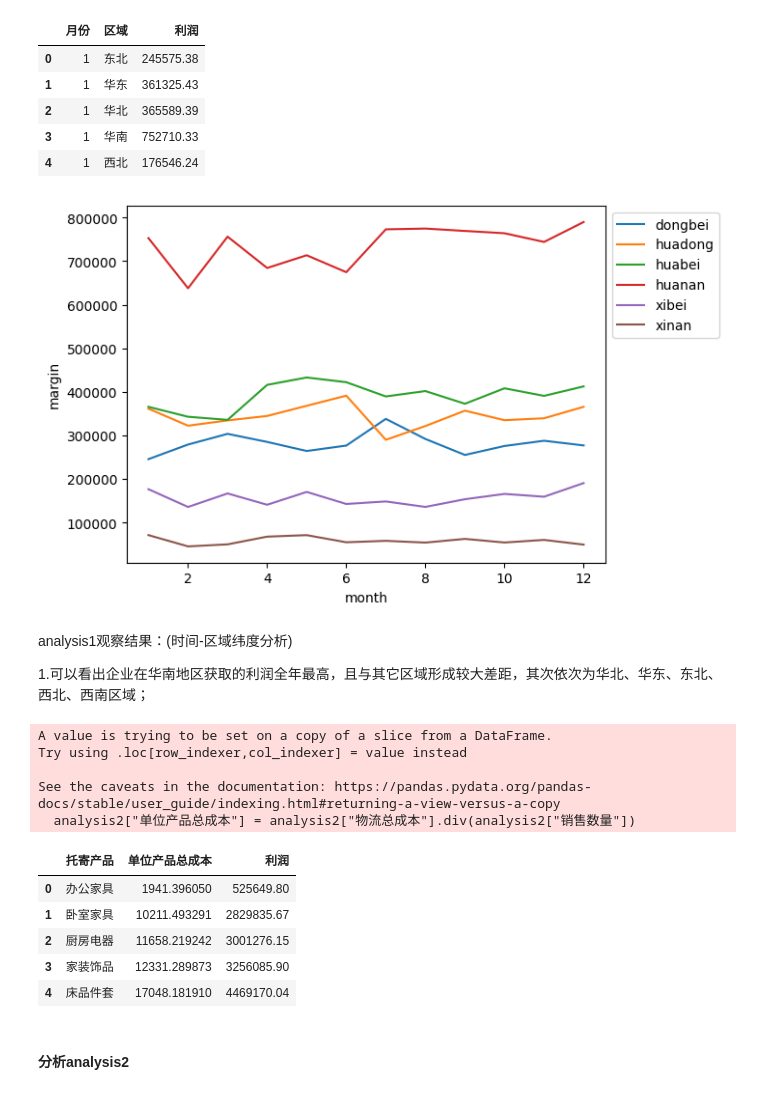
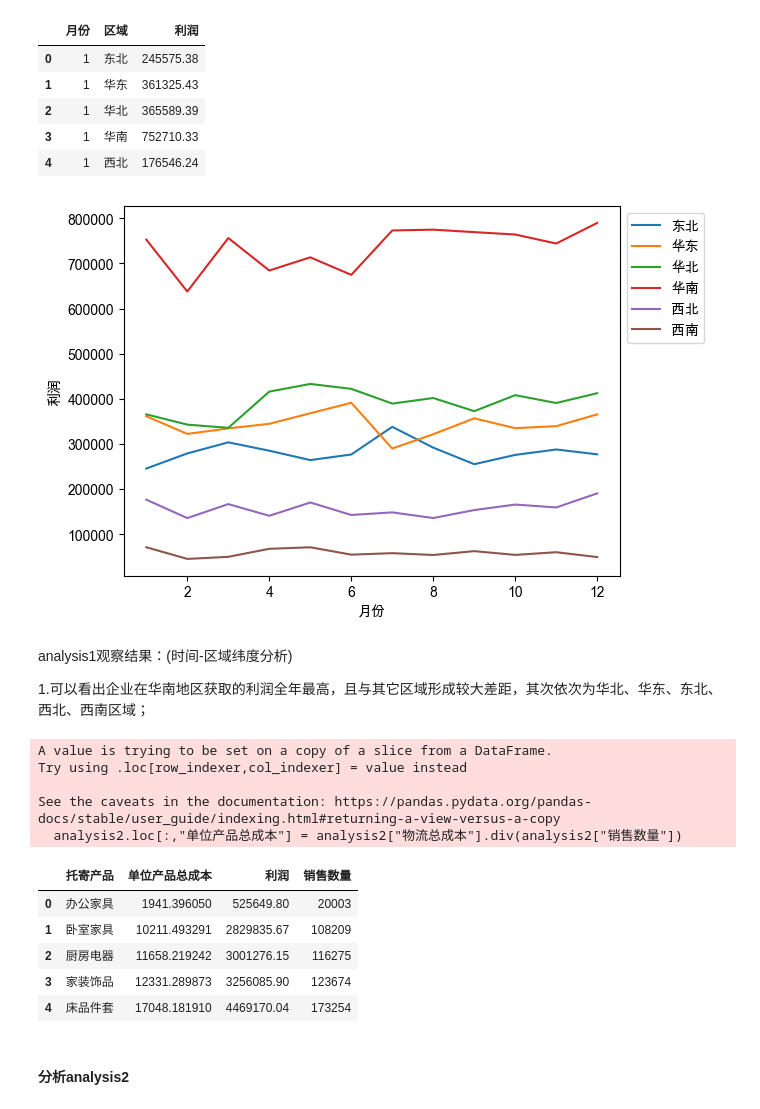
Before and after one commit to Hejiale-hub/---, a Jupyter notebook: Logistics_analyst.ipynb, the cells around one changed output. Cells and saved outputs as stored; diff of their text form; code cells hidden in the pictures.

```diff
--- a/Logistics_analyst.ipynb
+++ b/Logistics_analyst.ipynb
@@ -183,8 +184,9 @@ analysis3.分析男女不同性别是否在特定产品上具有明显的消费
 # %% [markdown]
 #### 分析analysis3
 # %%
+
 analysis1 = cleaned_data[["月份","托寄产品","销售数量","运费成本","仓储成本","其他运营成本","物流总成本","利润","利润率","区域","省份/直辖市"]]
-analysis1 = analysis1.groupby(["月份", "区域"])["利润"].sum()
+analysis1 = analysis1.groupby(["月份", "区域"], observed=False)["利润"].sum()
 analysis1 = analysis1.reset_index()
 analysis1.head()
 # %% [output]
@@ -194,25 +196,24 @@ analysis1.head()
 | 2 | 1 | 华北 | 365589.39 |
 | 3 | 1 | 华南 | 752710.33 |
 | 4 | 1 | 西北 | 176546.24 |
-# %%
-# 可视化图表中出现中文字体无法正确显示问题，可能是转化、编码等问题，采用英文字母替换
-analysis1["区域"] = analysis1["区域"].replace({'东北':"dongbei", '华东':"huadong", '华北':"huabei", '华南':"huanan", '西北':"xibei", '西南':"xinan"})
-analysis1.rename(columns={"月份":"month","利润":"margin"}, inplace=True)
 # %%
-sns.lineplot(data=analysis1, x="month", y="margin", hue="区域")
+plt.rcParams['font.sans-serif'] = ['Arial Unicode MS'] #将字体设置为mac系统预装字体，以解决可视化中文字体显示问题，win系统可以设置为SimHei
+plt.rcParams['axes.unicode_minus'] = False
+
+sns.lineplot(data=analysis1, x="月份", y="利润", hue="区域")
 plt.legend(bbox_to_anchor=(1,1))
 plt.show()
 # %% [output]
-[figure, old version]
+[figure, new version]
 # %% [markdown]
 analysis1观察结果：(时间-区域纬度分析)
 
 1.可以看出企业在华南地区获取的利润全年最高，且与其它区域形成较大差距，其次依次为华北、华东、东北、西北、西南区域；
 # %%
 analysis2 = cleaned_data[["托寄产品","物流总成本","销售数量","利润"]]
-analysis2["单位产品总成本"] = analysis2["物流总成本"].div(analysis2["销售数量"])
-analysis2.drop(["物流总成本","销售数量"], axis=1)
-analysis2 = analysis2.groupby(["托寄产品"])[["单位产品总成本","利润"]].sum()
+analysis2.loc[:,"单位产品总成本"] = analysis2["物流总成本"].div(analysis2["销售数量"])
+analysis2.drop(["物流总成本"], axis=1)
+analysis2 = analysis2.groupby(["托寄产品"], observed=False)[["单位产品总成本","利润","销售数量"]].sum()
 analysis2 = analysis2.reset_index()
 analysis2.head()
 # %% [output]
@@ -220,12 +221,12 @@ A value is trying to be set on a copy of a slice from a DataFrame.
 Try using .loc[row_indexer,col_indexer] = value instead
 
 See the caveats in the documentation: https://pandas.pydata.org/pandas-docs/stable/user_guide/indexing.html#returning-a-view-versus-a-copy
-  analysis2["单位产品总成本"] = analysis2["物流总成本"].div(analysis2["销售数量"])
+  analysis2.loc[:,"单位产品总成本"] = analysis2["物流总成本"].div(analysis2["销售数量"])
-|  | 托寄产品 | 单位产品总成本 | 利润 |
-| 0 | 办公家具 | 1941.396050 | 525649.80 |
-| 1 | 卧室家具 | 10211.493291 | 2829835.67 |
-| 2 | 厨房电器 | 11658.219242 | 3001276.15 |
-| 3 | 家装饰品 | 12331.289873 | 3256085.90 |
-| 4 | 床品件套 | 17048.181910 | 4469170.04 |
+|  | 托寄产品 | 单位产品总成本 | 利润 | 销售数量 |
+| 0 | 办公家具 | 1941.396050 | 525649.80 | 20003 |
+| 1 | 卧室家具 | 10211.493291 | 2829835.67 | 108209 |
+| 2 | 厨房电器 | 11658.219242 | 3001276.15 | 116275 |
+| 3 | 家装饰品 | 12331.289873 | 3256085.90 | 123674 |
+| 4 | 床品件套 | 17048.181910 | 4469170.04 | 173254 |
 # %% [markdown]
 #### 分析analysis2
```
Also changed, not shown: parts of 17 cells of this notebook, 1 other file.
